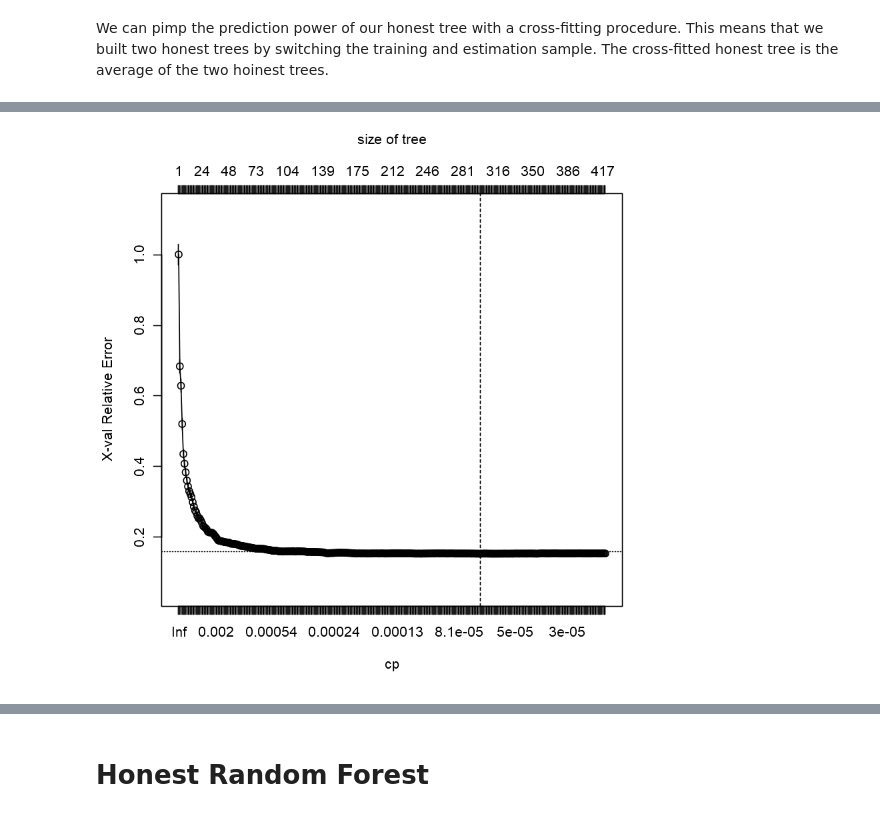
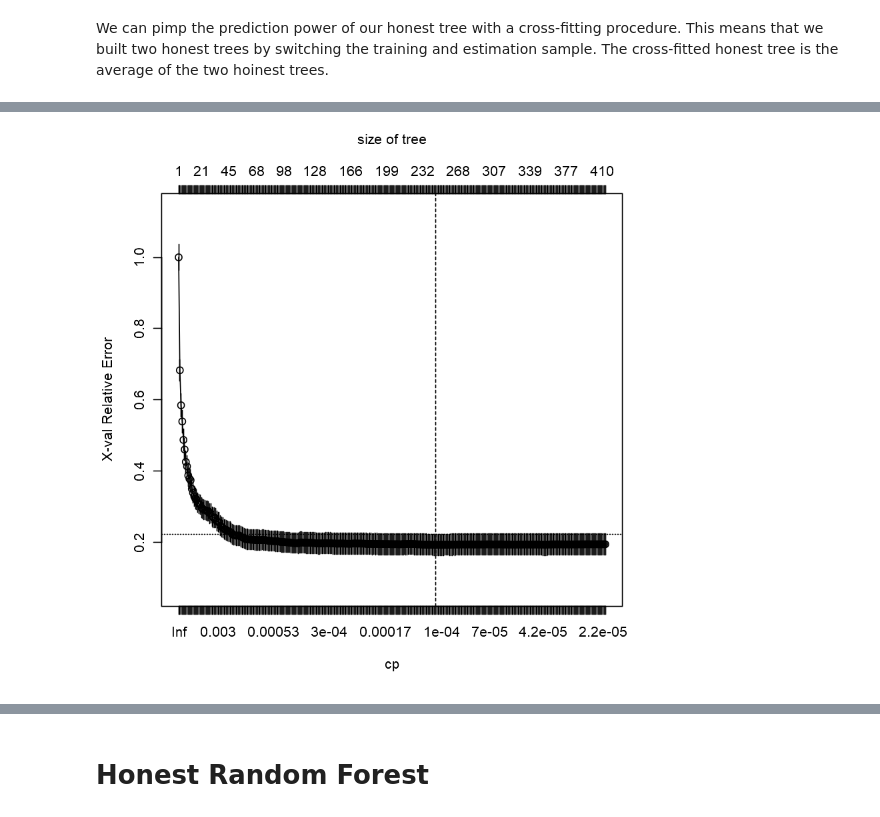
Before and after one commit to AStrittmatter/CDA, a Jupyter notebook: 1_ML_Prediction/used_cars.ipynb, the cells around one changed output, grey strips where cells are left out. Drawn from its saved outputs; the diff is of its cells as text; code cells hidden in the pictures.

```diff
--- a/1_ML_Prediction/used_cars.ipynb
+++ b/1_ML_Prediction/used_cars.ipynb
@@ -619,33 +649,14 @@ We do not necessarily loose prediction power using the honest tree, but we have
 # %% [markdown]
 We can pimp the prediction power of our honest tree with a cross-fitting procedure. This means that we built two honest trees by switching the training and estimation sample. The cross-fitted honest tree is the average of the two hoinest trees.
 # %%
-########################  Crosfitted honest deep tree estimator  ########################
-
-# Alternate tratining and estimation sample
-tree_data_train1 <-  data.frame(final_price_train, baseline_covariates_train)
-tree_data_train2 <-  data.frame(final_price_est, baseline_covariates_est)
-
-# Prepare both data data for tree estimator
-empty1 <- as.matrix(final_price_train)
-empty1[1,] <-NA
-empty2 <- as.matrix(final_price_hold_out)
-empty2[1,] <-NA
-tree_data_hold_out1 <-  data.frame(rbind(empty1,final_price_est,empty2),rbind(baseline_covariates_train,baseline_covariates_est, baseline_covariates_hold_out))
-
-empty1 <- as.matrix(final_price_est)
-empty1[1,] <-NA
-empty2 <- as.matrix(final_price_hold_out)
-empty2[1,] <-NA
-tree_data_hold_out2 <-  data.frame(rbind(final_price_train,empty1,empty2),rbind(baseline_covariates_train,baseline_covariates_est, baseline_covariates_hold_out))
-
-#####
+########################  Crossfitted honest deep tree estimator  ########################
 
 # Setup the formula of the linear regression model for the first tree
-linear <- paste("final_price_train",paste(sumx, sep=" + "), sep=" ~ ")
+linear <- paste("final_price_est",paste(sumx, sep=" + "), sep=" ~ ")
 linear <- as.formula(linear)
 
 # Build first deep tree
-linear.singletree_4 <- rpart(formula = linear, data = tree_data_train1 , method = "anova", xval = 10,
+linear.singletree_4 <- rpart(formula = linear, data = tree_data_est , method = "anova", xval = 10,
                              y = TRUE, control = rpart.control(cp = 0.00002, minbucket=5))
 
 # Find tree size that minimises CV-MSE
@@ -661,46 +672,58 @@ cp.vals_4 <- linear.singletree_4$cptable[op.index_4, "CP"]
 # Prune the tree
 treepruned.linearsingle_4 <- prune(linear.singletree_4, cp = cp.vals_4)
 
-# Predict final price in the hold-out-sample
-pred_tree_hold_out_4 <- as.matrix(predict(treepruned.linearsingle_4, newdata=tree_data_hold_out1))
-r <-nrow(final_price_obs)+1
-pred_tree_hold_out_4 <- pred_tree_hold_out_4[c(r:nrow(pred_tree_hold_out_4)),]
+# Extrapolate Tree to Estimation Sample
+leaves <- as.factor(rpart.predict.leaves(treepruned.linearsingle_4, newdata= extr_covariates_est, type = "where"))
+dummies_train = model.matrix(~leaves )
 
-#####
+leaves <- as.factor(rpart.predict.leaves(treepruned.linearsingle_4, newdata= extr_covariates_train, type = "where"))
+dummies_est = model.matrix(~leaves )
 
-# Setup the formula of the linear regression model for the second tree
-linear <- paste("final_price_est",paste(sumx, sep=" + "), sep=" ~ ")
-linear <- as.formula(linear)
+leaves <- as.factor(rpart.predict.leaves(treepruned.linearsingle_4, newdata= extr_covariates_hold_out, type = "where"))
+dummies_out = model.matrix(~leaves )
 
-# Build second deep tree
-linear.singletree_5 <- rpart(formula = linear, data = tree_data_train2 , method = "anova", xval = 10,
-                             y = TRUE, control = rpart.control(cp = 0.00000001, minbucket=5))
+nam_train <- as.vector(colnames(dummies_train))
+nam_est <- as.vector(colnames(dummies_est))
+nam_out <- as.vector(colnames(dummies_out))
 
-# Find tree size that minimises CV-MSE
-op.index_5 <- which.min(linear.singletree_5$cptable[, "xerror"])
+for (i in c(1:ncol(dummies_train))) {
+    if (nam_train[i] != nam_est[i]) {
+        s = i -1
+        dummies_est <- as.matrix(cbind(dummies_est[,c(1:s)],rep(0,times=nrow(dummies_est)),
+                                       dummies_est[,c(i:ncol(dummies_est))]))
+        nam_est <- as.vector(c(nam_est[c(1:s)],"NA", nam_est[c(i:length(nam_est))]))
+    }
 
-# Plot CV-MSE
-plotcp(linear.singletree_5)
-abline(v = op.index_5, lty = "dashed")
+}
 
-# Get cp-value that corresponds to optimal tree size
-cp.vals_5 <- linear.singletree_5$cptable[op.index_5, "CP"]
+for (i in c(1:ncol(dummies_train))) {
+    if (nam_train[i] != nam_out[i]) {
+        s = i -1
+        dummies_out <- as.matrix(cbind(dummies_out[,c(1:s)],rep(0,times=nrow(dummies_out)),
+                                       dummies_out[,c(i:ncol(dummies_out))]))
+        nam_out <- as.vector(c(nam_out[c(1:s)],"NA", nam_out[c(i:length(nam_out))]))
+    }
 
-# Prune the tree
-treepruned.linearsingle_5 <- prune(linear.singletree_5, cp = cp.vals_5)
+}
 
-# Predict final price in the hold-out-sample
-pred_tree_hold_out_5 <- as.matrix(predict(treepruned.linearsingle_5, newdata=tree_data_hold_out2))
-r <-nrow(final_price_obs)+1
-pred_tree_hold_out_5 <- pred_tree_hold_out_5[c(r:nrow(pred_tree_hold_out_5)),]
+res <- lm.fit(dummies_est,final_price_train)
+coef <- as.matrix(res$coefficients)
+coef[is.na(coef)] <- 0
+
+# Prediction
+
+pred_tree_hold_out_4  <- as.matrix(dummies_out) %*% as.matrix(coef)
 
 #####
 
 ## Assess performance of tree estimator
 # Hold-out-sample RMSE
-rmse_hold_out_4 <- round(sqrt(mean((final_price_hold_out - 0.5*(pred_tree_hold_out_4 + pred_tree_hold_out_5))^2)),digits=3)
+rmse_hold_out_4 <- round(sqrt(mean((final_price_hold_out - 0.5*(pred_tree_hold_out_3
+                            + pred_tree_hold_out_4))^2)),digits=3)
 # Hold-out-sample R-squared
-r2_hold_out_4 <- round(1-mean((final_price_hold_out - 0.5*(pred_tree_hold_out_4 + pred_tree_hold_out_5))^2)/mean((final_price_hold_out - mean(final_price_hold_out))^2),digits=3)
+r2_hold_out_4 <- round(1-mean((final_price_hold_out - 0.5*(pred_tree_hold_out_3
+                            + pred_tree_hold_out_4))^2)/mean((final_price_hold_out
+                            - mean(final_price_hold_out))^2),digits=3)
 
 print(paste0("Hold-out-Sample RMSE: ", rmse_hold_out_4))
 print(paste0("Hold-out-Sample R-squared: ", r2_hold_out_4))
@@ -708 +733 @@ print(paste0("Hold-out-Sample R-squared: ", r2_hold_out_4))
-[figure, old version]
+[figure, new version]
```
Also changed, not shown: parts of 7 cells of this notebook.
